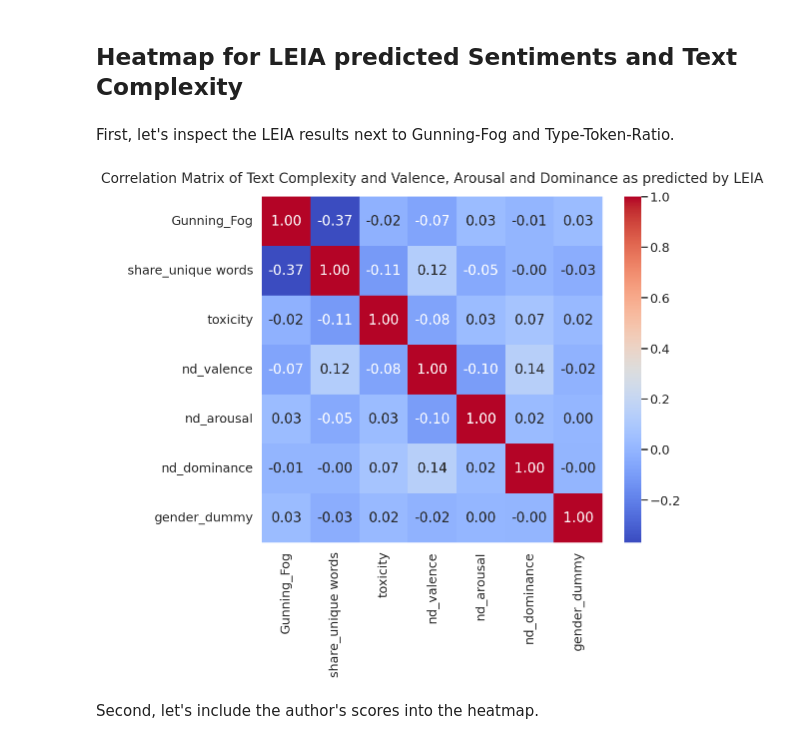
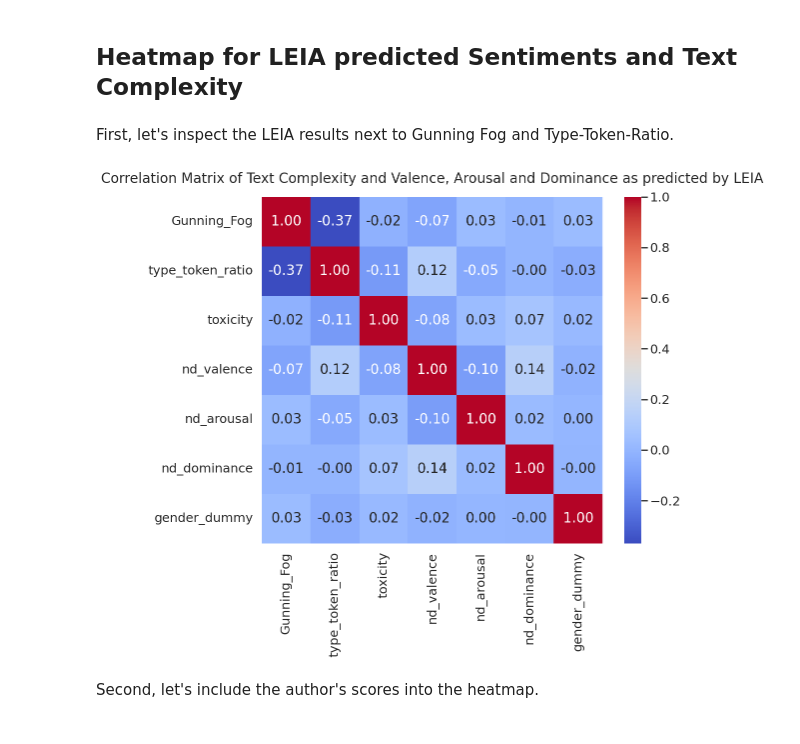
Before and after one commit to joerdisstrack/gender_bias_CSS_RP, a Jupyter notebook: code/text_complexity/text-complexity-analysis.ipynb, the cells around one changed output. Drawn from its saved outputs; the diff is of its cells as text; code cells hidden in the pictures.

```diff
--- a/code/text_complexity/text-complexity-analysis.ipynb
+++ b/code/text_complexity/text-complexity-analysis.ipynb
@@ -26,6 +26,8 @@ from sklearn.metrics import silhouette_score
 # %%
 # read in data
 data = pd.read_csv("/kaggle/input/final-text-complexity-css-rp/gender_bias_toxicity_complexity.csv", low_memory=False)
+# %%
+data.rename(columns={'share_unique words': 'type_token_ratio'}, inplace=True)
 # %%
 print([col for col in data.columns])
 # %% [output]
@@ -552,7 +672,7 @@ We are evalutating the following three hypotheses using heatmaps for analysis:
 numeric_columns = [
     'nr_sentences', 'nr_words', 'nr_characters', 'nr_letters',
     'nr_syllables', 'nr_words_one_syllable', 'nr_unique_words',
-    'share_unique words', 'nr_swear_words', 'share_swear_words',
+    'type_token_ratio', 'nr_swear_words', 'share_swear_words',
     'nr_words_more_syllables', 'Gunning_Fog'
 ]
 
@@ -580,20 +700,20 @@ plt.show()
 # %% [markdown]
 ## Heatmap for LEIA predicted Sentiments and Text Complexity
 # %% [markdown]
-First, let's inspect the LEIA results next to Gunning-Fog and Type-Token-Ratio.
+First, let's inspect the LEIA results next to Gunning Fog and Type-Token-Ratio.
 # %%
-# assess correlations between VAD and Gunning-Fog
-correlation_matrix = data[['Gunning_Fog', 'share_unique words','toxicity', 'nd_valence', 'nd_arousal', 'nd_dominance', 'gender_dummy']].corr()
+# assess correlations between VAD and Gunning Fog
+correlation_matrix = data[['Gunning_Fog', 'type_token_ratio','toxicity', 'nd_valence', 'nd_arousal', 'nd_dominance', 'gender_dummy']].corr()
 
 plt.figure(figsize=(11, 9))
 sns.heatmap(correlation_matrix, annot=True, cmap='coolwarm', fmt='.2f')
 # add additional padding to title to make sure it does not overlap with heatmap
 plt.title('Correlation Matrix of Text Complexity and Valence, Arousal and Dominance as predicted by LEIA', pad=20)
 
 plt.savefig("correlation_analysis_heatmap_presentation.png", bbox_inches='tight')
 plt.show()
 # %% [output]
-[figure, old version]
+[figure, new version]
 # %% [markdown]
 Second, let's include the author's scores into the heatmap.
 # %%
```
Also changed, not shown: parts of 22 cells of this notebook, 5 other files.
